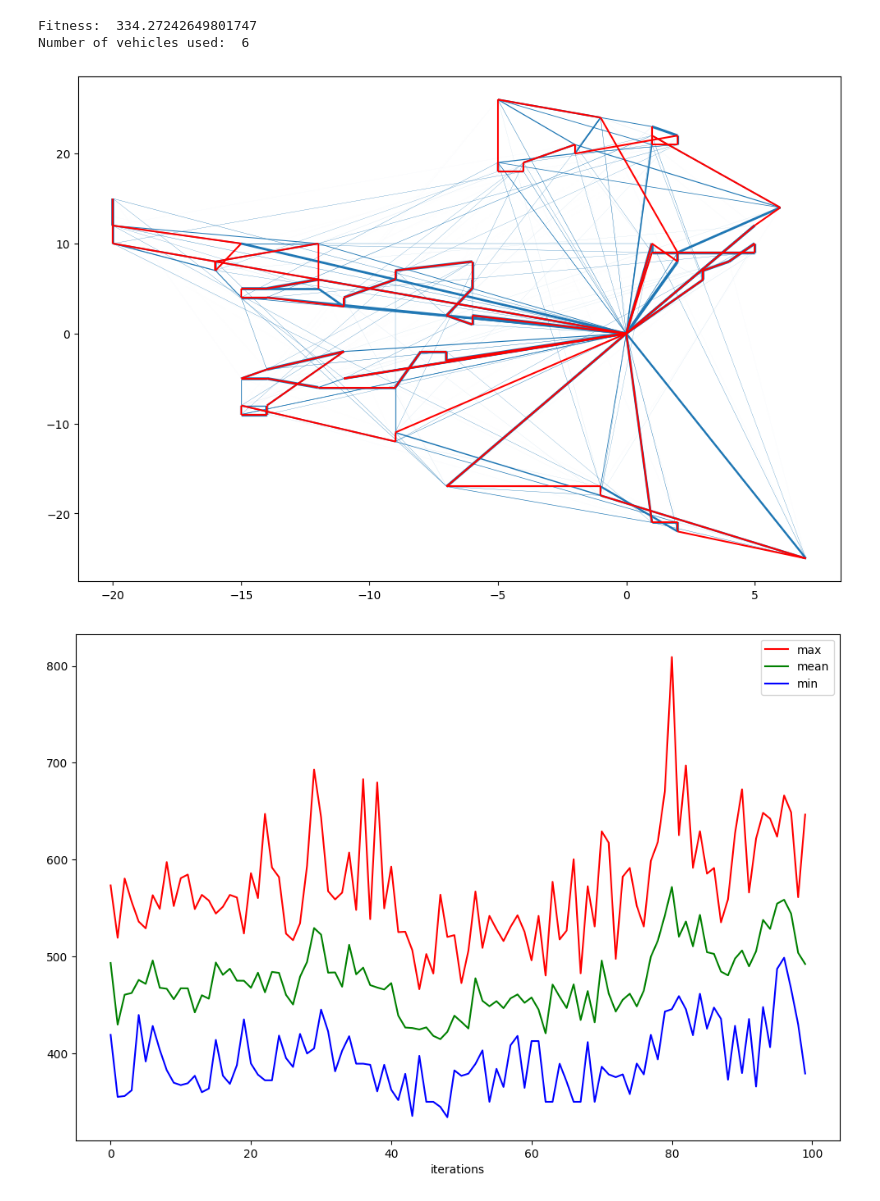
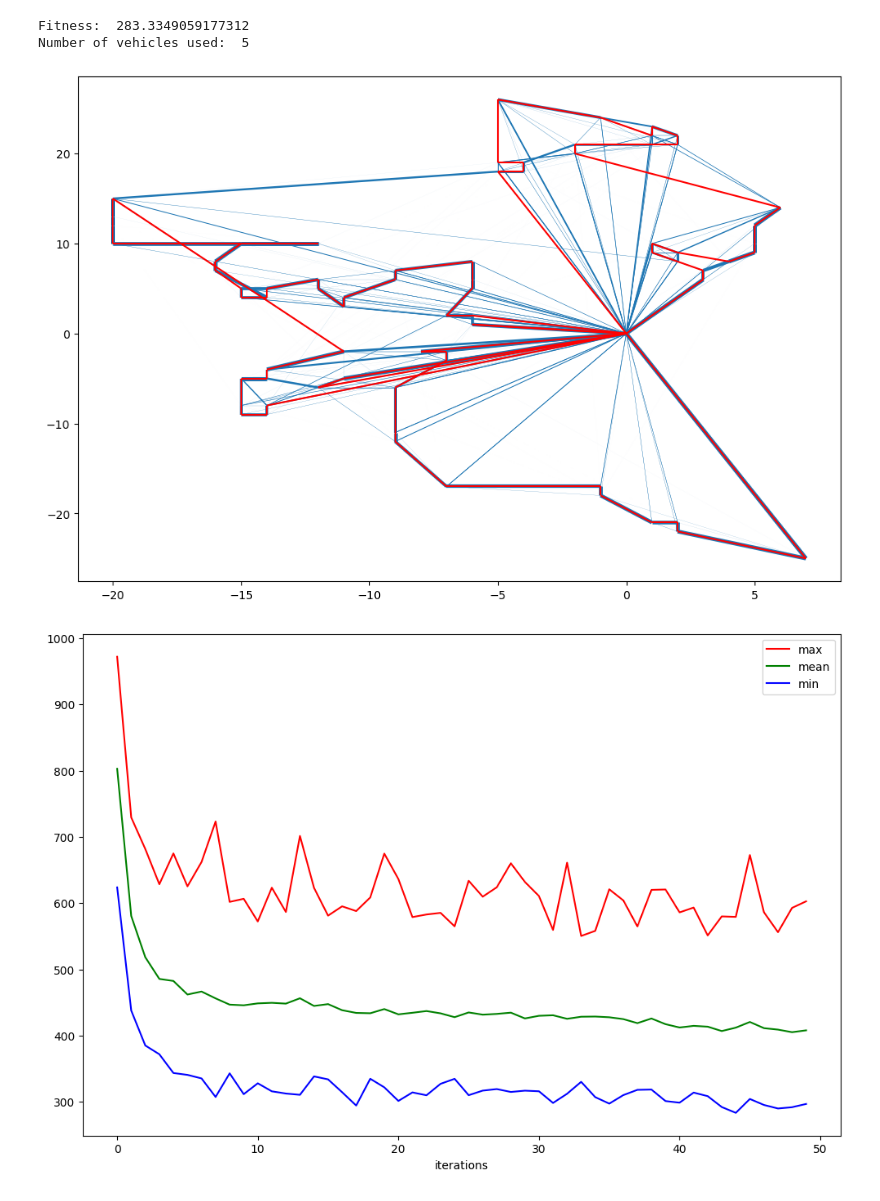
Before and after one commit to Aviuss/Vehicle-routing-problem, a Jupyter notebook: main.ipynb, the cells around one changed output. Drawn from its saved outputs; the diff is of its cells as text; code cells hidden in the pictures.

```diff
--- a/main.ipynb
+++ b/main.ipynb
@@ -257,7 +285,7 @@ def plot_logs(logger, minimum_number_of_cars_value):
     plt.show()
 
     plt.figure(figsize=(12, 8))
-    plt.plot(x, logger["best_sol_vehicle_used"], label='best_sol_vehicle_used')
+    plt.plot(x, logger["best_sol_vehicle_used"], label='number of vehicles used in the best solution')
     plt.axhline(y=minimum_number_of_cars_value, color='r', label='minimum possible number of cars')
 
     plt.xlabel('iterations')
@@ -310,17 +342,17 @@ Number of vehicles used:  9
 # %%
 
 evaulate_and_display_results(input_xml_data[1],
-    max_iter=100,
+    max_iter=50,
     alpha=1,
-    ants=10,
-    beta=3,
-    Q=100,
+    ants=200,
+    beta=1.5,
+    Q=4,
     initialize_pheromone=0.01,
-    rho=0.8,
-    chosen_heuristic = 1
+    rho=0.55,
+    chosen_heuristic = 0.6
 )
 # %% [output]
-Fitness:  334.27242649801747
-Number of vehicles used:  6
+Fitness:  283.3349059177312
+Number of vehicles used:  5
-[figure, old version]
+[figure, new version]
-[figure, old version]
+[figure, new version]
```
Also changed, not shown: parts of 11 cells of this notebook, 1 other file.
